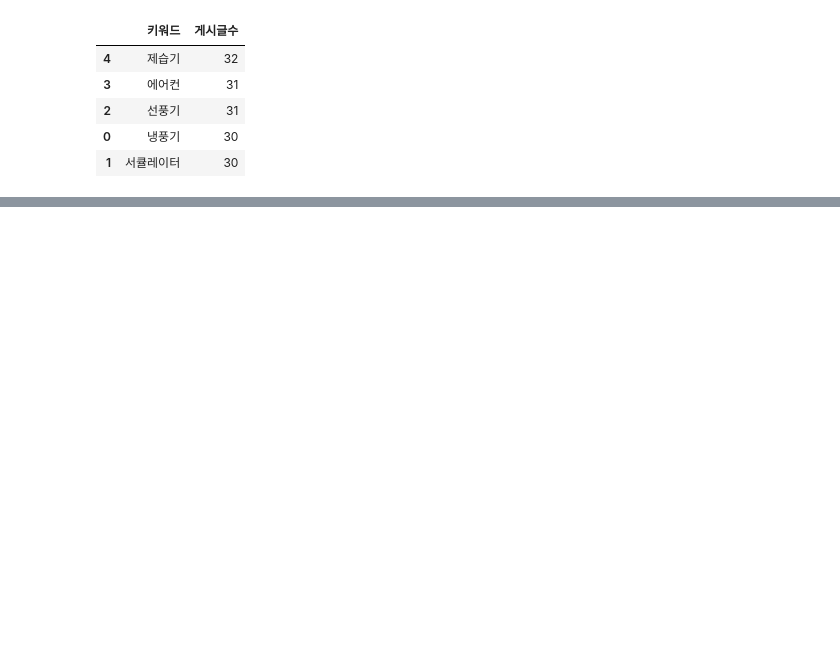
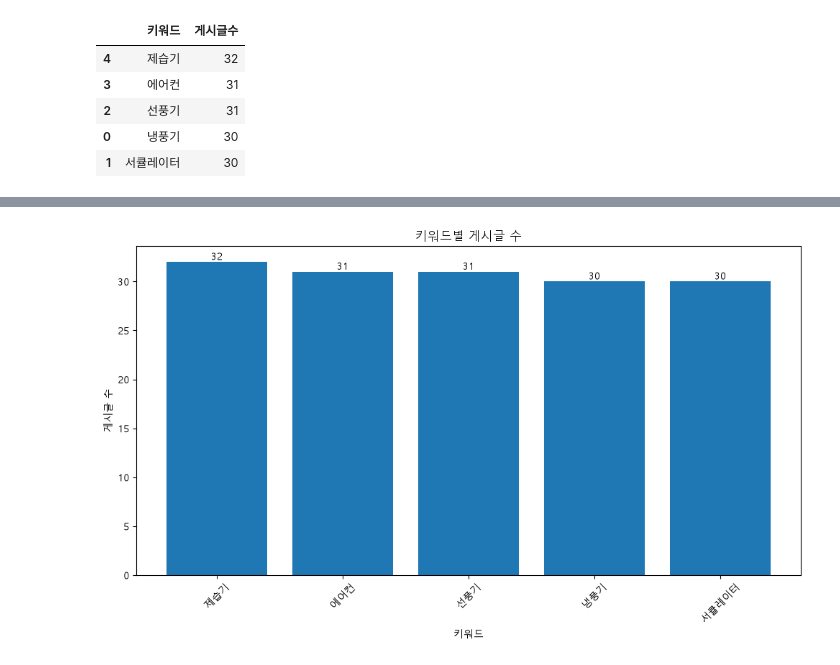
Before and after one commit to tech-ai88/Vibe, a Jupyter notebook: 04_Pandas.ipynb, the cells around one changed output, grey strips where cells are left out. Cells and saved outputs as stored; diff of their text form; code cells hidden in the pictures; blank space fills up the shorter version.

```diff
--- a/04_Pandas.ipynb
+++ b/04_Pandas.ipynb
@@ -321,0 +211,25 @@ except Exception as e:
+# %%
+plt.figure(figsize=(10, 6))
+
+bars = plt.bar(result["키워드"], result["게시글수"])
+
+plt.title("키워드별 게시글 수")
+plt.xlabel("키워드")
+plt.ylabel("게시글 수")
+plt.xticks(rotation=45)
+
+# 막대 위에 게시글 수 표시
+for bar in bars:
+    height = bar.get_height()
+    plt.text(
+        bar.get_x() + bar.get_width() / 2,
+        height,
+        f"{int(height)}",
+        ha="center",
+        va="bottom"
+    )
+
+plt.tight_layout()
+plt.show()
+# %% [output]
+[figure, added]
```
Also changed, not shown: parts of 29 cells of this notebook, 7 other files.
